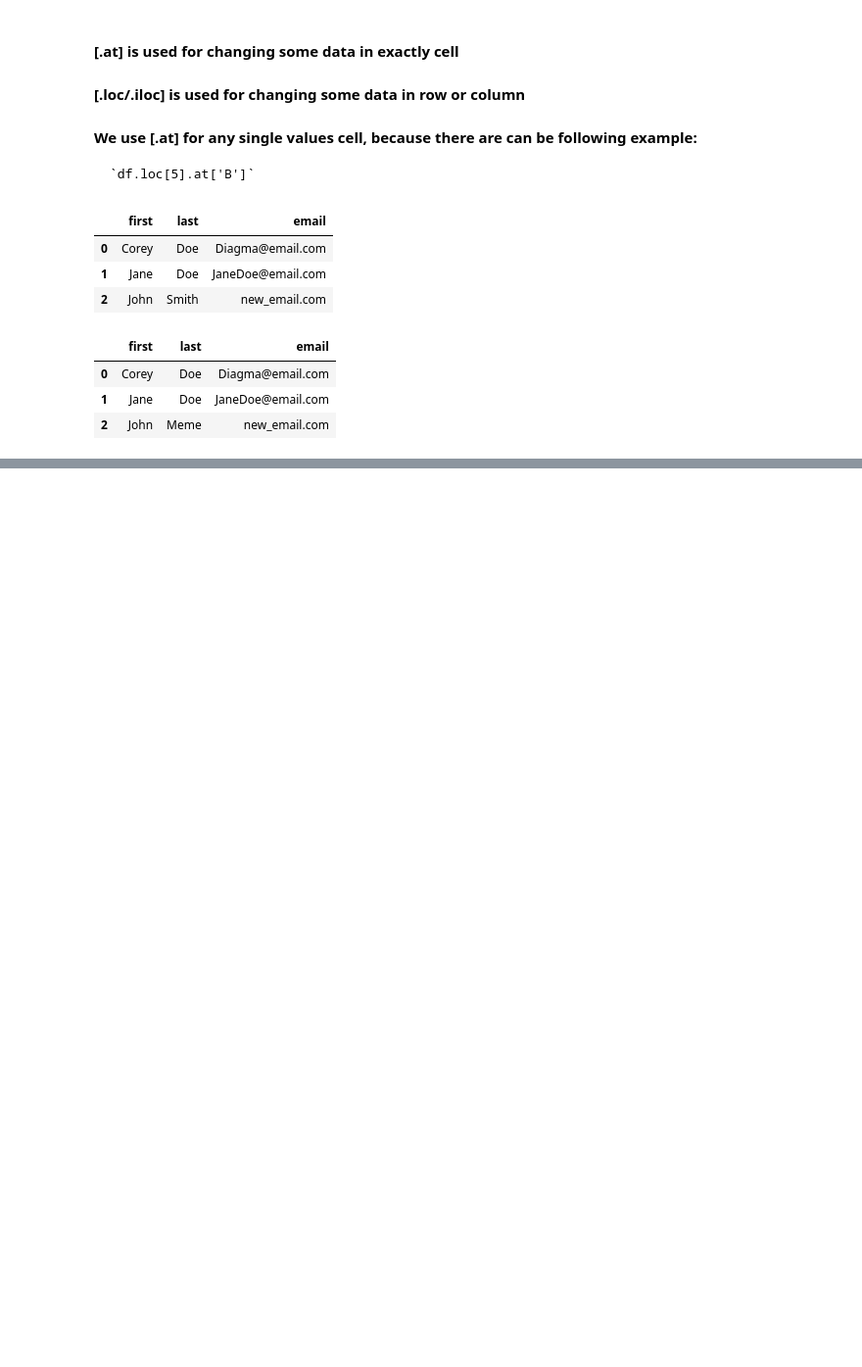
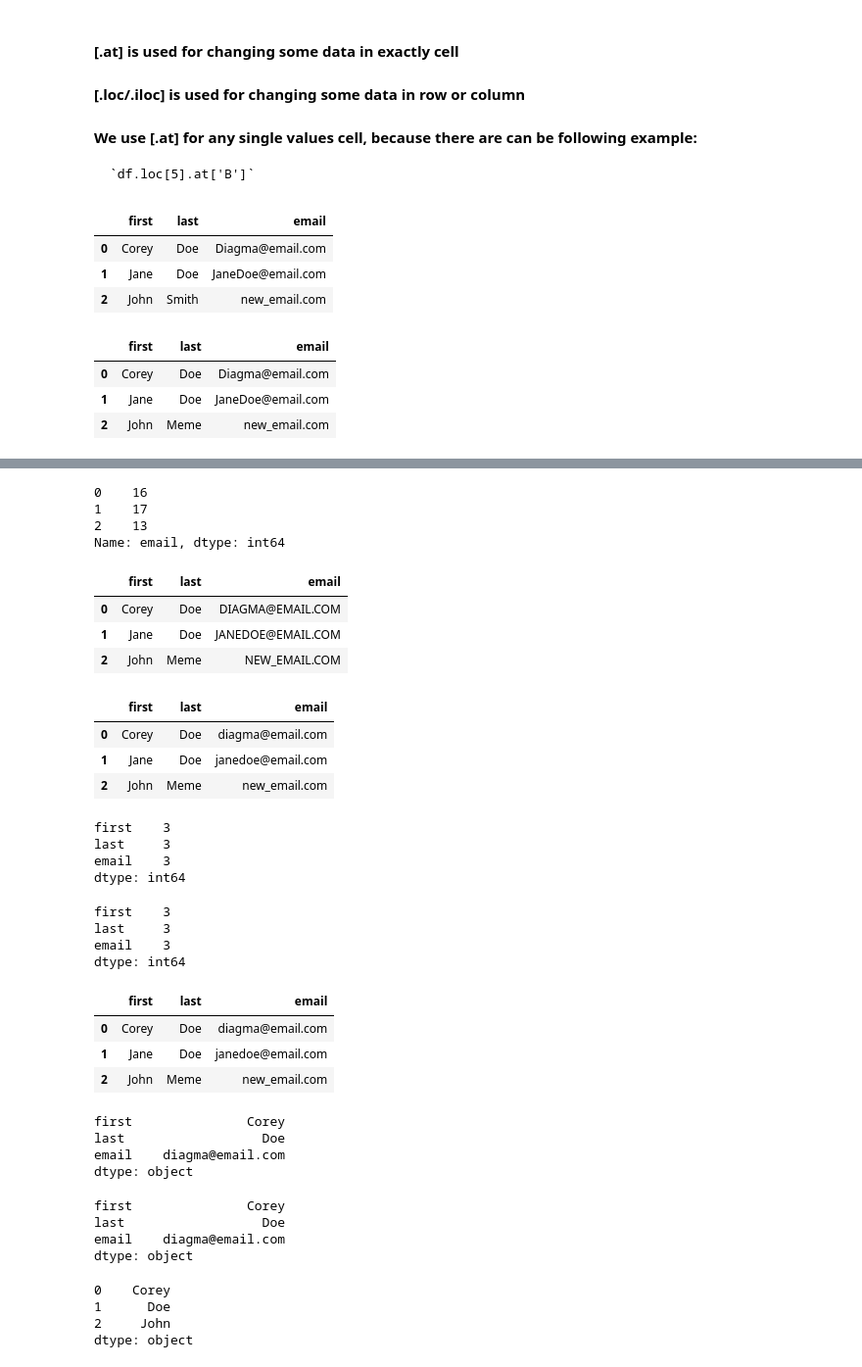
Before and after one commit to aspandyar/pandas-py, a Jupyter notebook: notebook/pd5.ipynb, the cells around one changed output, grey strips where cells are left out. Shown at 98% size. Saved outputs shown, nothing was run; the diff lists cells and outputs as text; code cells hidden in the pictures; blank space fills up the shorter version.

```diff
--- a/notebook/pd5.ipynb
+++ b/notebook/pd5.ipynb
@@ -126,0 +129,68 @@ Error:
+# %%
+df['email'].apply(len) # apply function to each cell
+# %% [output]
+0    16
+1    17
+2    13
+Name: email, dtype: int64
+# %%
+def update_email(email):
+    return email.upper()
+# %%
+df['email'] = df['email'].apply(update_email)
+df
+# %% [output]
+|  | first | last | email |
+| 0 | Corey | Doe | DIAGMA@EMAIL.COM |
+| 1 | Jane | Doe | JANEDOE@EMAIL.COM |
+| 2 | John | Meme | NEW_EMAIL.COM |
+# %%
+df['email'] = df['email'].apply(lambda x: x.lower())
+df
+# %% [output]
+|  | first | last | email |
+| 0 | Corey | Doe | diagma@email.com |
+| 1 | Jane | Doe | janedoe@email.com |
+| 2 | John | Meme | new_email.com |
+# %%
+df.apply(len, axis='columns') # apply function to each row
+# %% [output]
+first    3
+last     3
+email    3
+dtype: int64
+# %%
+df.apply(len, axis='index') # apply function to each column
+# %% [output]
+first    3
+last     3
+email    3
+dtype: int64
+# %%
+df
+# %% [output]
+|  | first | last | email |
+| 0 | Corey | Doe | diagma@email.com |
+| 1 | Jane | Doe | janedoe@email.com |
+| 2 | John | Meme | new_email.com |
+# %%
+df.apply(pd.Series.min) # this will find min value in each column
+# %% [output]
+first               Corey
+last                  Doe
+email    diagma@email.com
+dtype: object
+# %%
+df.apply(lambda x: x.min()) # this will find min value in each column
+# %% [output]
+first               Corey
+last                  Doe
+email    diagma@email.com
+dtype: object
+# %%
+df.apply(pd.Series.min, axis='columns') # this will find min value in each row
+# %% [output]
+0    Corey
+1      Doe
+2     John
+dtype: object
```
Also changed, not shown: parts of 20 cells of this notebook.
